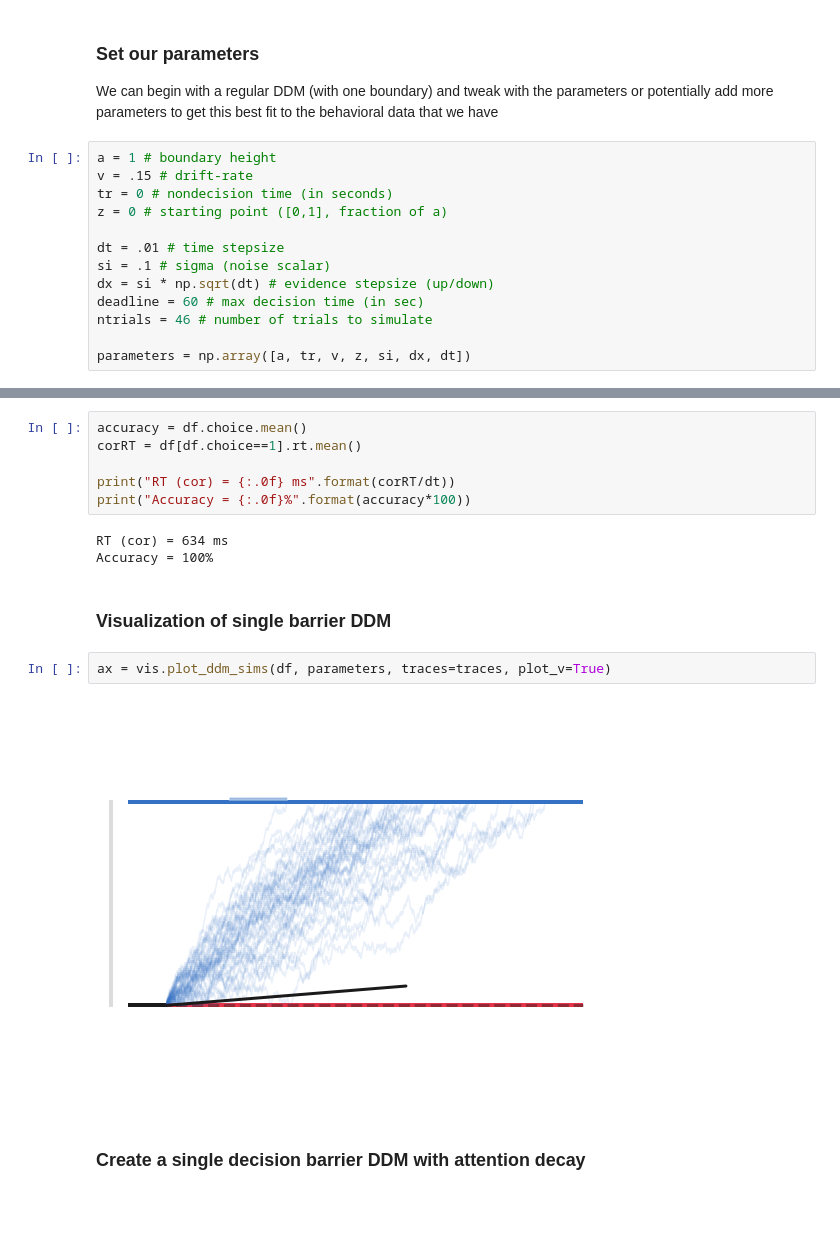
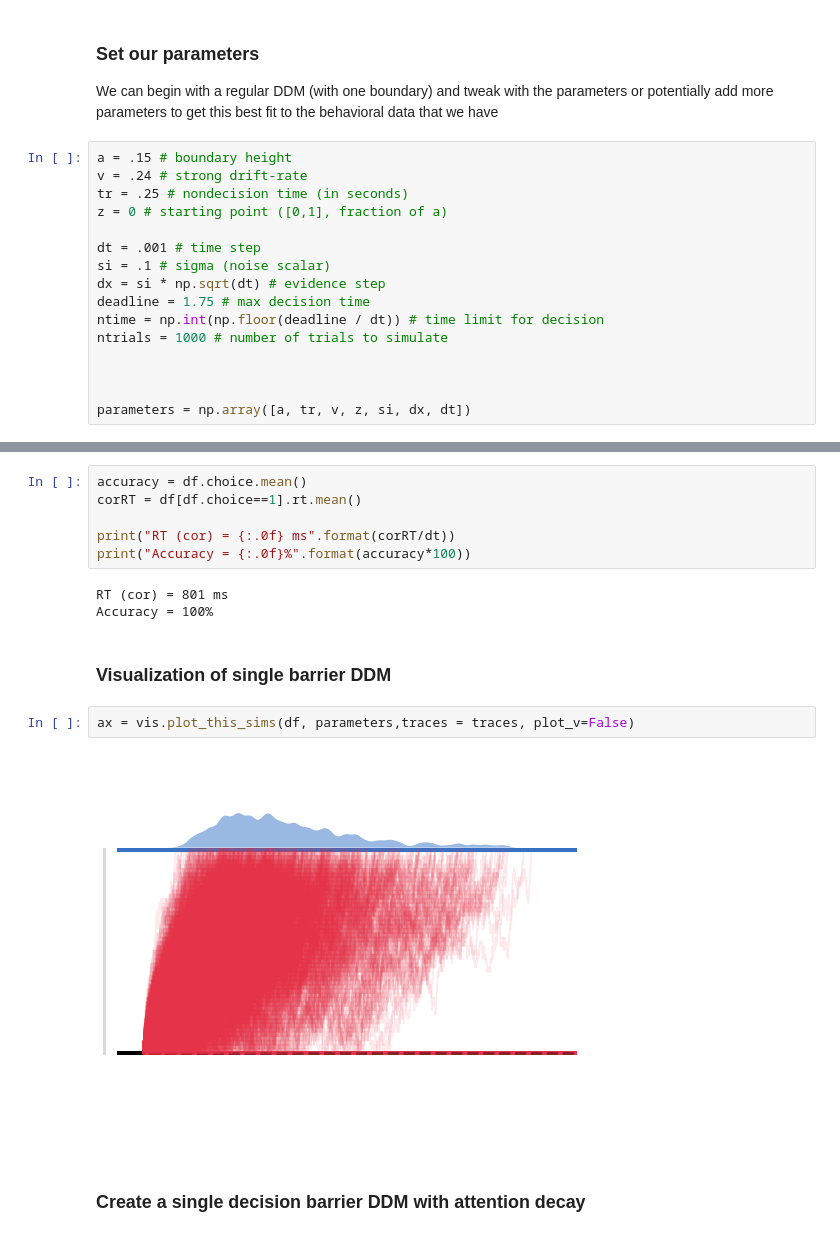
Before and after one commit to WilliXL/AdaptiveDecisionMaking_2018, a Jupyter notebook: notebooks/Final.ipynb, the cells around one changed output, grey strips where cells are left out. Saved outputs shown, nothing was run; the diff lists cells and outputs as text; blank space fills up the shorter version.

```diff
--- a/notebooks/Final.ipynb
+++ b/notebooks/Final.ipynb
@@ -113,16 +117,19 @@ def sim_ddm_trials(parameters, ntrials=500, deadline=1.5, decay=False):
 ### Set our parameters
 We can begin with a regular DDM (with one boundary) and tweak with the parameters or potentially add more parameters to get this best fit to the behavioral data that we have
 # %%
-a = 1 # boundary height
-v = .15 # drift-rate
-tr = 0 # nondecision time (in seconds)
+a = .15 # boundary height
+v = .24 # strong drift-rate
+tr = .25 # nondecision time (in seconds)
 z = 0 # starting point ([0,1], fraction of a)
 
-dt = .01 # time stepsize
+dt = .001 # time step
 si = .1 # sigma (noise scalar)
-dx = si * np.sqrt(dt) # evidence stepsize (up/down)
-deadline = 60 # max decision time (in sec)
-ntrials = 46 # number of trials to simulate
+dx = si * np.sqrt(dt) # evidence step
+deadline = 1.75 # max decision time
+ntime = np.int(np.floor(deadline / dt)) # time limit for decision
+ntrials = 1000 # number of trials to simulate
+
+
 
 parameters = np.array([a, tr, v, z, si, dx, dt])
 # %%
@@ -142,14 +149,14 @@ corRT = df[df.choice==1].rt.mean()
 print("RT (cor) = {:.0f} ms".format(corRT/dt))
 print("Accuracy = {:.0f}%".format(accuracy*100))
 # %% [output]
-RT (cor) = 634 ms
+RT (cor) = 801 ms
 Accuracy = 100%
 # %% [markdown]
 ### Visualization of single barrier DDM
 # %%
-ax = vis.plot_ddm_sims(df, parameters, traces=traces, plot_v=True)
+ax = vis.plot_this_sims(df, parameters,traces = traces, plot_v=False)
 # %% [output]
-[figure, old version]
+[figure, new version]
 # %% [markdown]
 ### Create a single decision barrier DDM with attention decay
 # %%
```
Also changed, not shown: parts of 2 cells of this notebook, 1 other file.
